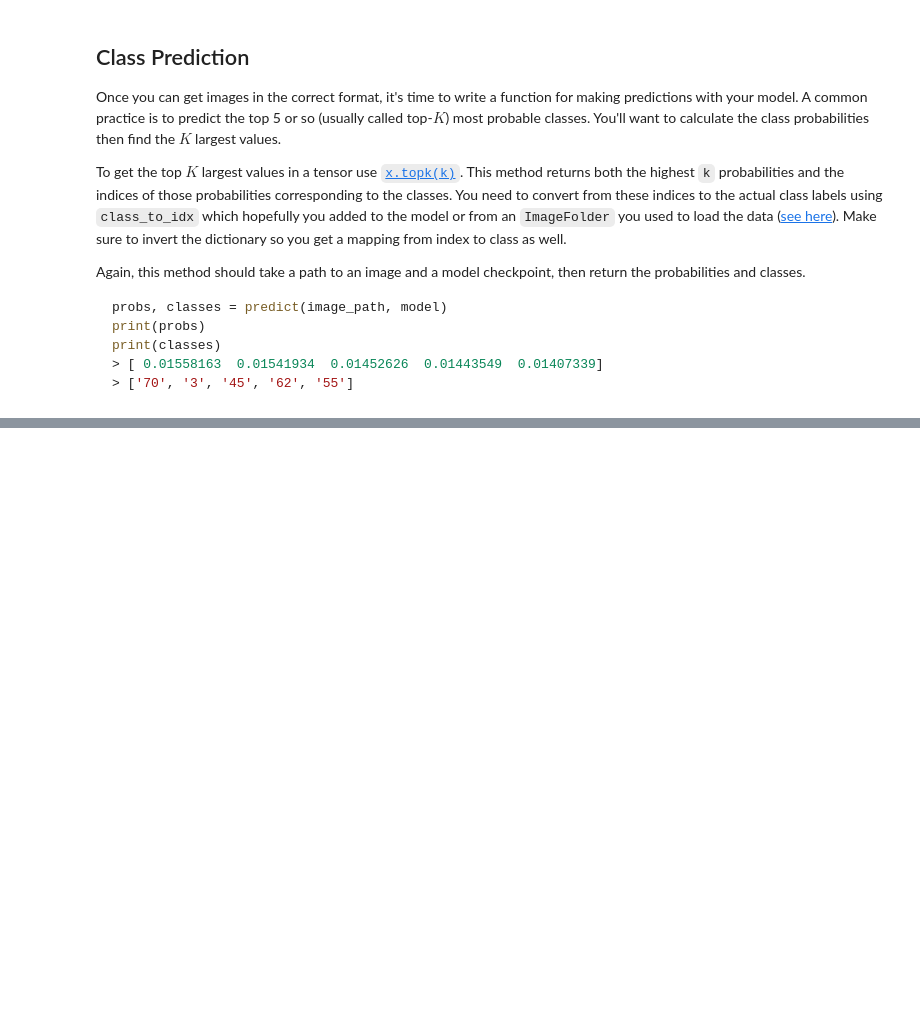
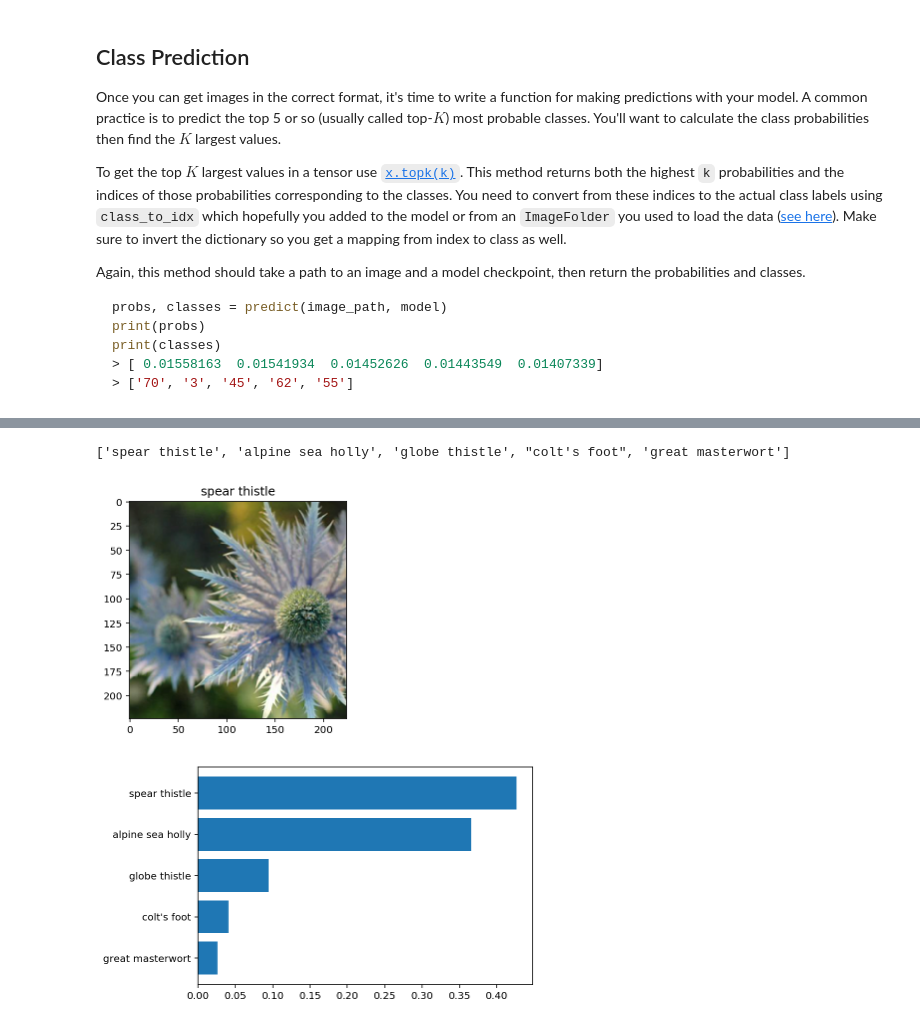
Before and after one commit to arccoza/pytorch_challenge, a Jupyter notebook: Image Classifier Project.ipynb, the cells around one changed output, grey strips where cells are left out. Drawn from its saved outputs; the diff is of its cells as text; code cells hidden in the pictures; blank space fills up the shorter version.

Commit message:
Add predict() fn

````diff
--- a/Image Classifier Project.ipynb
+++ b/Image Classifier Project.ipynb
@@ -594,12 +576,31 @@ print(classes)
 > [ 0.01558163  0.01541934  0.01452626  0.01443549  0.01407339]
 > ['70', '3', '45', '62', '55']
 ```
-# %%
-def predict(image_path, model, topk=5):
-    ''' Predict the class (or classes) of an image using a trained deep learning model.
-    '''
-
-    # TODO: Implement the code to predict the class from an image file
+# %%
+# [x] TODO: Implement the code to predict the class from an image file
+# REF: https://discuss.pytorch.org/t/expected-stride-to-be-a-single-integer-value-or-a-list/17612
+def predict(image_path, checkpoint, topk=5, cat_to_name=None, device=None, **kwargs):
+    ''' Predict the class (or classes) of an image using a trained deep learning model.
+    '''
+    image = Image.open(image_path)
+    image = process_image(image)
+    ten = torch.from_numpy(image)
+    ten = ten.float()
+    ten.unsqueeze_(0)
+    model = load(Identify, checkpoint)
+
+    ten = ten.to(device)
+#     with torch.no_grad():
+#         outputs = model.forward(ten).exp_()
+    outputs = infer(model, ten, device).exp_()
+
+    idx_to_class = { i: c for c, i in model.class_to_idx.items() }
+    probs = outputs.topk(topk)[0].squeeze_().tolist()
+    indices = outputs.topk(topk)[1].squeeze_()
+    classes = [idx_to_class[i.item()] for i in indices]
+    names = [cat_to_name[c] for c in classes] if cat_to_name else None
+
+    return probs, classes, names, image
 # %% [markdown]
 ## Sanity Checking
 
@@ -612,0 +612,17 @@ You can convert from the class integer encoding to actual flower names with the
+# %%
+# [x] TODO: Display an image along with the top 5 classes
+# REF: https://matplotlib.org/gallery/lines_bars_and_markers/barh.html
+probs, classes, names, image = predict('flower_data/valid/35/image_07004.jpg', 'cp-resnet18-adam-76-1546624494.589636', cat_to_name=cat_to_name, device='cuda')
+print(names)
+
+imshow(image, title=names[0])
+fig, ax = plt.subplots()
+y_pos = np.arange(len(classes))
+ax.barh(np.arange(len(classes)), probs, align='center')
+ax.set_yticks(y_pos)
+ax.set_yticklabels(names)
+ax.invert_yaxis()
+# %% [output]
+['spear thistle', 'alpine sea holly', 'globe thistle', "colt's foot", 'great masterwort']
+[figure, added]
+[figure, added]
````
Also changed, not shown: parts of 2 cells of this notebook.
